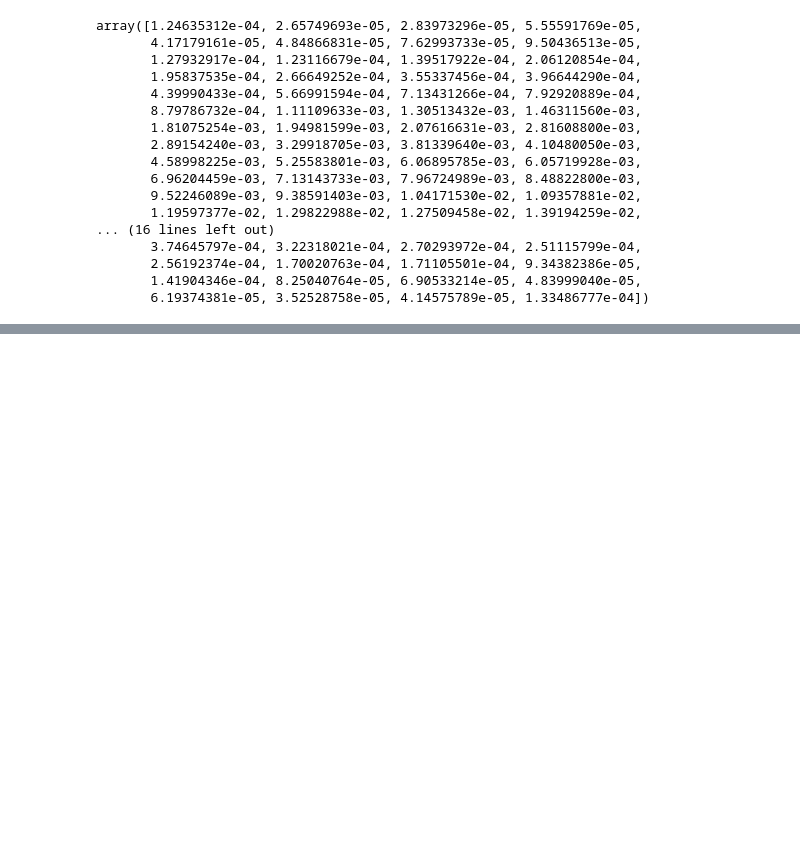
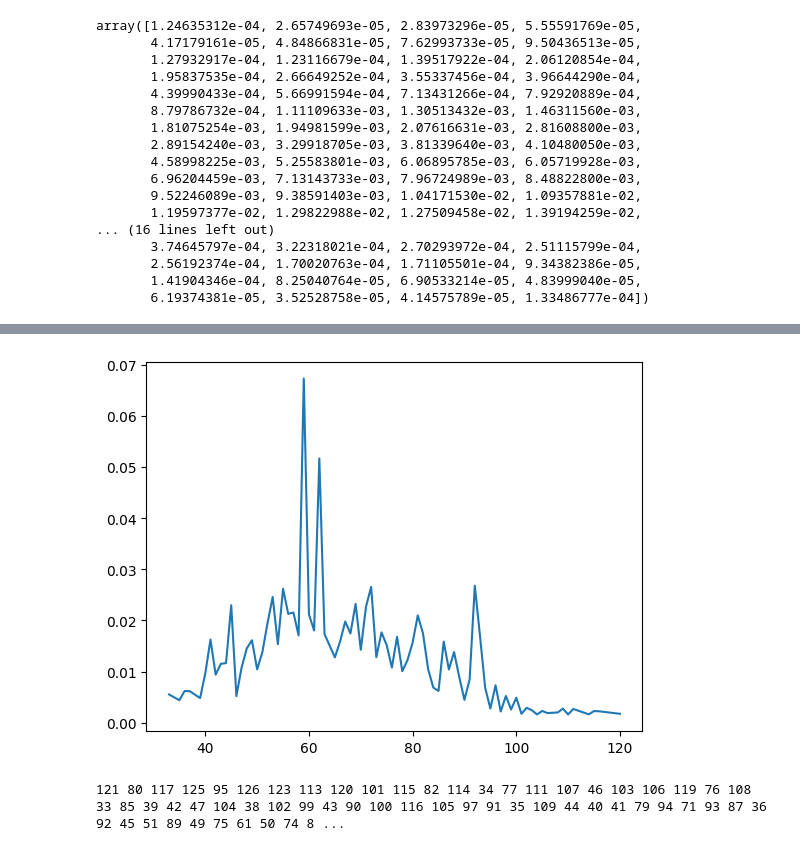
Before and after one commit to francisrmatt/llmcomp, a Jupyter notebook: play.ipynb, the cells around one changed output, grey strips where cells are left out. Saved outputs shown, nothing was run; the diff lists cells and outputs as text; code cells hidden in the pictures; blank space fills up the shorter version.

```diff
--- a/play.ipynb
+++ b/play.ipynb
@@ -539,0 +630,14 @@ array([1.24635312e-04, 2.65749693e-05, 2.83973296e-05, 5.55591769e-05,
+# %%
+#pdf = utils.normalize_pdf_for_arithmetic_coding(rp['scores'][0].sort()[0][0])
+pdf = np.array((utils.normalize_pdf_for_arithmetic_coding(np.exp(torch.nan_to_num(rp['scores'][0].sort()[0][0])))))
+#print(pdf)
+output = list()
+import arithmetic_coder
+encoder = arithmetic_coder.Encoder(
+    base=2,
+    precision=32,
+    output_fn=output.append,
+)
+encoder.encode(utils.normalize_pdf_for_arithmetic_coding(pdf), 31991)
+compressed_bits = ''.join(map(str, output))
+compressed_bits
@@ -539,0 +672,23 @@ array([1.24635312e-04, 2.65749693e-05, 2.83973296e-05, 5.55591769e-05,
+# %%
+# Try convert to distribution
+dist = {}
+for i in range(100):
+    try:
+        v = ord(tokenizer.decode(rp['scores'][0].sort()[1][0][-100:][i]))
+        if v > 128:
+            continue
+        dist[v] = float(rp['scores'][0].sort()[0][0][-100:][i])
+    except:
+        continue
+# %%
+lists = sorted(dist.items())
+x, y = zip(*lists)
+y = utils.normalize_pdf_for_arithmetic_coding(np.exp(y))
+plt.plot(x, y)
+plt.show()
+# %% [output]
+[figure, added]
+# %%
+print(*dist)
+# %% [output]
+121 80 117 125 95 126 123 113 120 101 115 82 114 34 77 111 107 46 103 106 119 76 108 33 85 39 42 47 104 38 102 99 43 90 100 116 105 97 91 35 109 44 40 41 79 94 71 93 87 36 92 45 51 89 49 75 61 50 74 8 ...
```
Also changed, not shown: parts of 10 cells of this notebook, 9 other files.
